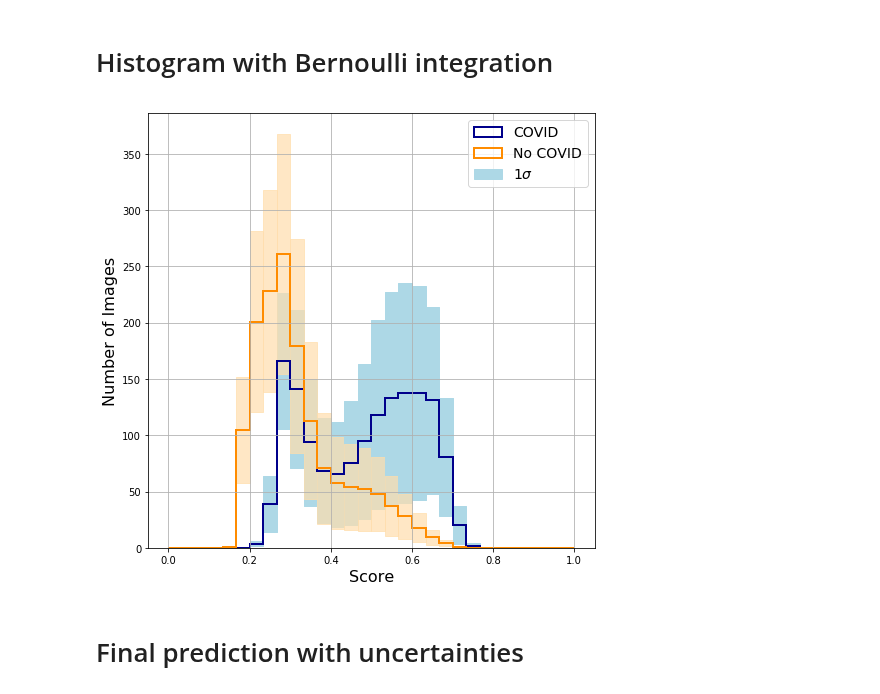
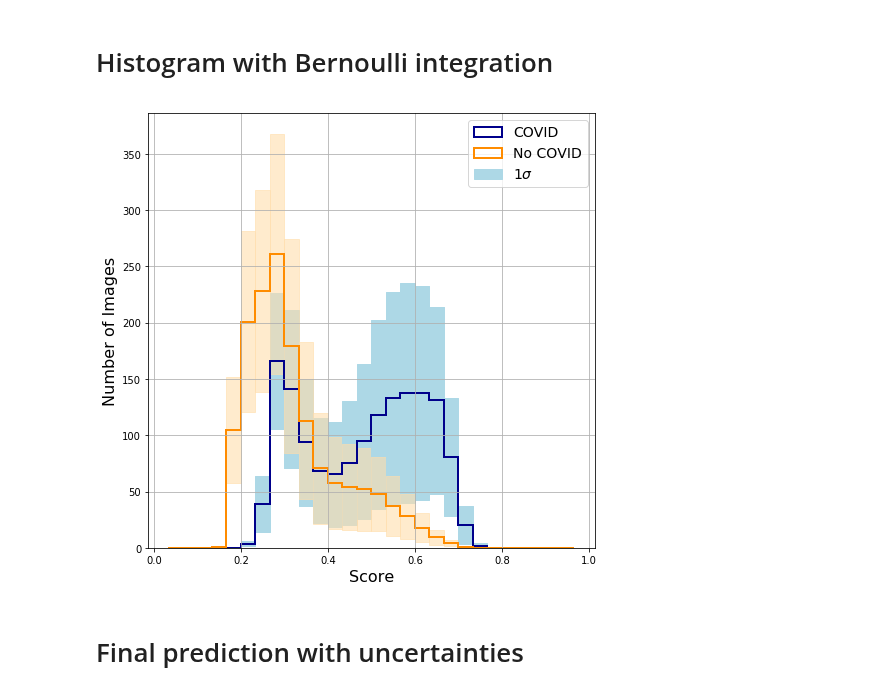
Before and after one commit to TsspGit/CodVid19_CIEMAT, a Jupyter notebook: Uncertainty_XGBoost_Analysis.ipynb, the cells around one changed output. Drawn from its saved outputs; the diff is of its cells as text; code cells hidden in the pictures.

Commit message:
New histogram

```diff
--- a/Uncertainty_XGBoost_Analysis.ipynb
+++ b/Uncertainty_XGBoost_Analysis.ipynb
@@ -155,6 +157,8 @@ plt.show()
 # %%
 def integration(data, var, nbins):
     g = np.linspace(0, 1, nbins+1)
+    g[0] = -np.inf
+    g[-1] = np.inf
     sP = (len(data), nbins)
     output = np.zeros(sP)
     for i in range(len(data)):
@@ -172,18 +176,18 @@ variance_nocovid = np.sum(np.multiply(P_nocovid, (1 - P_nocovid)), axis=0)
 # %%
 fig4, ax4 = plt.subplots(figsize = (8,8))
 for i in range(counts_covid.shape[0]):
     ax4.fill_between(g[i:i+2], counts_covid[i] - variance_covid[i], counts_covid[i] + variance_covid[i], color='lightblue')
     ax4.fill_between(g[i:i+2], counts_nocovid[i] - variance_nocovid[i], counts_nocovid[i] + variance_nocovid[i],
-                     color='navajowhite', alpha=0.7)
+                     color='navajowhite', alpha=0.6)
 ax4.hist(g[:-1], g, weights=counts_covid, histtype='step', color='darkblue', lw=2)
 ax4.hist(g[:-1], g, weights=counts_nocovid, histtype='step', color='darkorange', lw=2)
 ax4.set_ylabel("Number of Images", fontsize=16)
 ax4.set_xlabel("Score", fontsize=16)
 plt.legend(['COVID', 'No COVID', '$1\sigma$'], fontsize=14)
 plt.grid()
-fig4.savefig('Figures/histogram_Uncertainty_Integration_XGBr.eps', dpi=200)
+fig4.savefig('Figures/histogram_Uncertainty_Integration_XGBr.png', dpi=200)
 # %% [output]
-[figure, old version]
+[figure, new version]
 # %% [markdown]
 # Final prediction with uncertainties
 # %%
```
Also changed, not shown: parts of 1 cell of this notebook, 1 other file.
